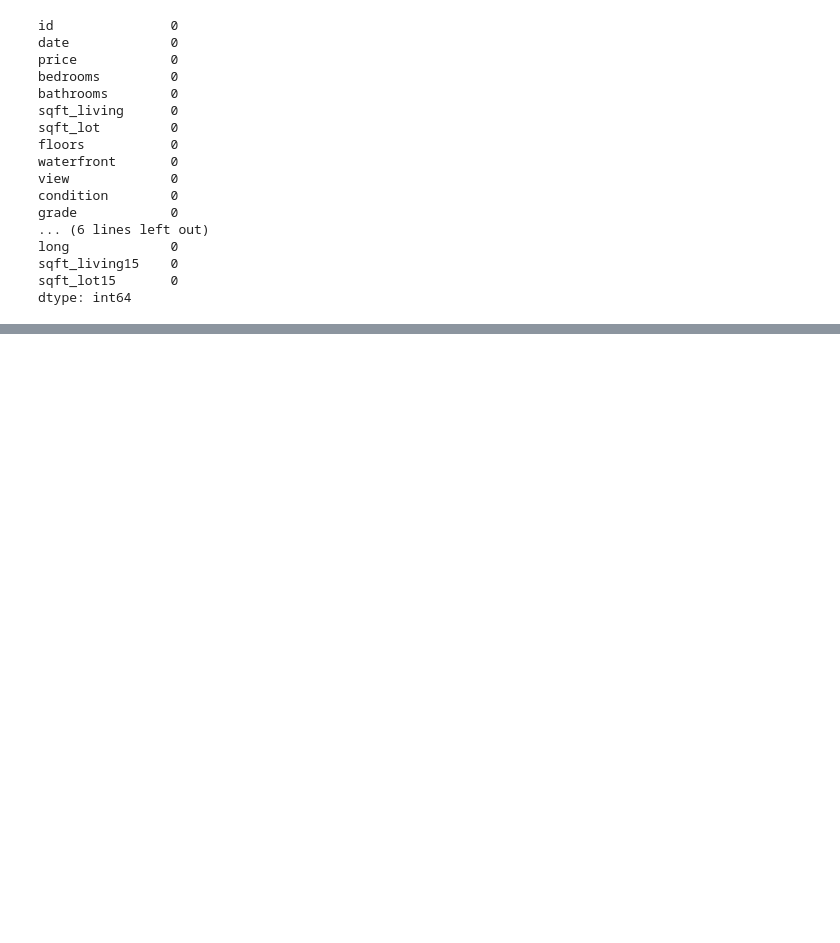
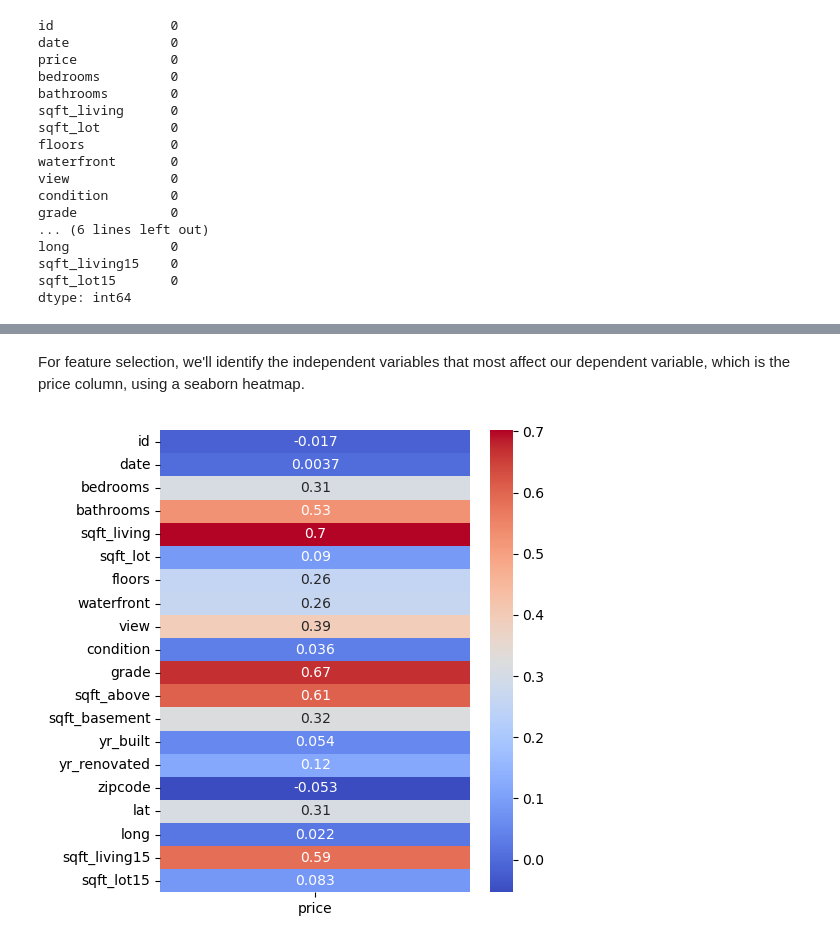
Before and after one commit to joakimTI/dsc-phase-2-project, a Jupyter notebook: student.ipynb, the cells around one changed output, grey strips where cells are left out. Cells and saved outputs as stored; diff of their text form; code cells hidden in the pictures; blank space fills up the shorter version.

```diff
--- a/student.ipynb
+++ b/student.ipynb
@@ -203,0 +287,9 @@ dtype: int64
+# %% [markdown]
+For feature selection, we'll identify the independent variables that most affect our dependent variable, which is the price column, using a seaborn heatmap.
+# %%
+# Creates a seaborn heatmap that shows the correlation between the dependent variable(price) and the other independent variables
+plt.figure(figsize=(5, 6))
+sns.heatmap(df.corr()[[column for column in df.columns if column== 'price']].drop(['price']), annot=True, cmap='coolwarm')
+plt.show()
+# %% [output]
+[figure, added]
```
Also changed, not shown: parts of 17 cells of this notebook.
